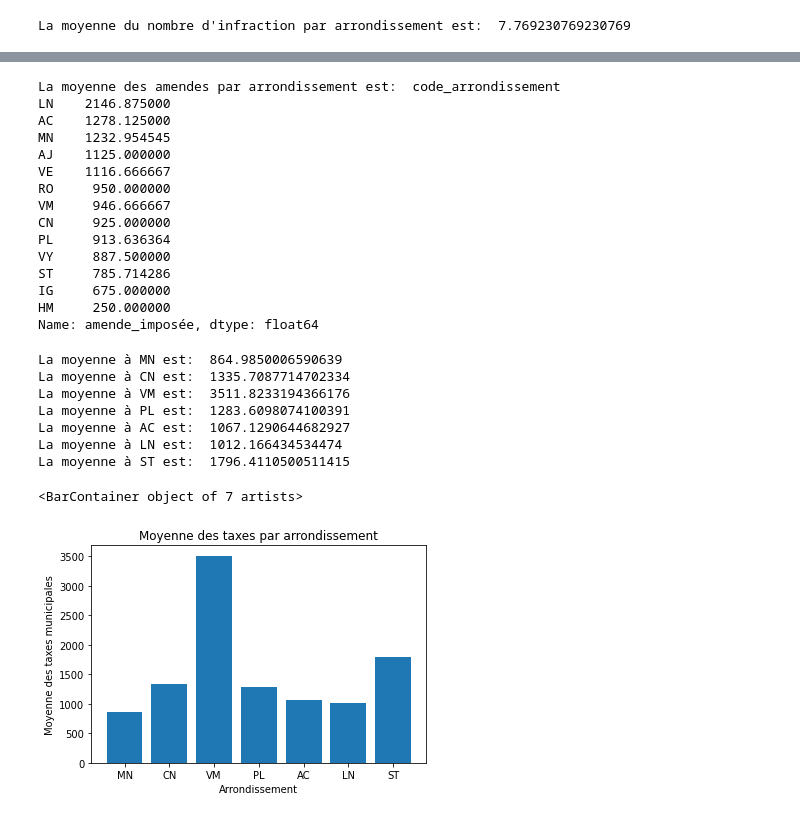
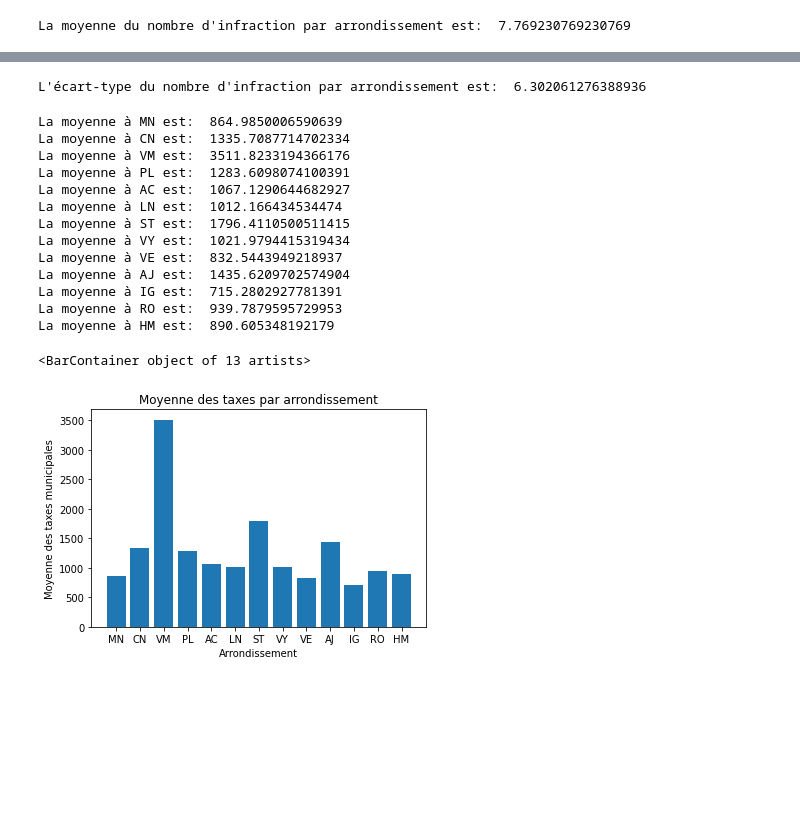
Before and after one commit to Alextbcorreia/GTA431, a Jupyter notebook: ProjetDeSessionGTA431.ipynb, the cells around one changed output, grey strips where cells are left out. Drawn from its saved outputs; the diff is of its cells as text; code cells hidden in the pictures; blank space fills up the shorter version.

```diff
--- a/ProjetDeSessionGTA431.ipynb
+++ b/ProjetDeSessionGTA431.ipynb
@@ -83,22 +65,8 @@ Name: amende_imposée, dtype: int64
-# %%
-moyenne_total_amende_arrondissement = donnees_logements.groupby("code_arrondissement")["amende_imposée"].mean().sort_values(ascending=False)
-print("La moyenne des amendes par arrondissement est: ", moyenne_total_amende_arrondissement)
-# %% [output]
-La moyenne des amendes par arrondissement est:  code_arrondissement
-LN    2146.875000
-AC    1278.125000
-MN    1232.954545
-AJ    1125.000000
-VE    1116.666667
-RO     950.000000
-VM     946.666667
-CN     925.000000
-PL     913.636364
-VY     887.500000
-ST     785.714286
-IG     675.000000
-HM     250.000000
-Name: amende_imposée, dtype: float64
+# %%
+ecart_type_nombre_amende_arrondissement = statistics.pstdev(nombre_amende_arrondissement, mu=None)
+print("L'écart-type du nombre d'infraction par arrondissement est: ", ecart_type_nombre_amende_arrondissement)
+# %% [output]
+L'écart-type du nombre d'infraction par arrondissement est:  6.302061276388936
 # %%
 donnees_MN = pd.read_csv("taxes-municipales-montreal-nord.csv", delimiter=",", low_memory=False)
 donnees_CN = pd.read_csv("taxes-municipales-cote-des-neiges-notre-dame-de-grace.csv", delimiter=",", low_memory=False)
@@ -107,6 +75,12 @@ donnees_PL = pd.read_csv("taxes-municipales-plateau-mont-royal.csv", delimiter="
 donnees_AC = pd.read_csv("taxes-municipales-ahuntsic-cartierville.csv", delimiter=",", low_memory=False)
 donnees_LN = pd.read_csv("taxes-municipales-lachine.csv", delimiter=",", low_memory=False)
 donnees_ST = pd.read_csv("taxes-municipales-saint-laurent.csv", delimiter=",", low_memory=False)
+donnees_VY = pd.read_csv("taxes-municipales-villeray-saint-michel-parc-extension.csv", delimiter=",", low_memory=False)
+donnees_VE = pd.read_csv("taxes-municipales-verdun.csv", delimiter=",", low_memory=False)
+donnees_AJ = pd.read_csv("taxes-municipales-anjou.csv", delimiter=",", low_memory=False)
+donnees_IG = pd.read_csv("taxes-municipales-ile-bizard-ste-genevieve.csv", delimiter=",", low_memory=False)
+donnees_RO = pd.read_csv("taxes-municipales-rosemont-petite-patrie.csv", delimiter=",", low_memory=False)
+donnees_HM = pd.read_csv("taxes-municipales-mercier-hochelaga-maisonneuve.csv", delimiter=",", low_memory=False)
 
 moyenne_MN = donnees_MN["MONTANT_DETAIL"].mean()
 moyenne_CN = donnees_CN["MONTANT_DETAIL"].mean()
@@ -115,6 +89,13 @@ moyenne_PL = donnees_PL["MONTANT_DETAIL"].mean()
 moyenne_AC = donnees_AC["MONTANT_DETAIL"].mean()
 moyenne_LN = donnees_LN["MONTANT_DETAIL"].mean()
 moyenne_ST = donnees_ST["MONTANT_DETAIL"].mean()
+moyenne_VY = donnees_VY["MONTANT_DETAIL"].mean()
+moyenne_VE = donnees_VE["MONTANT_DETAIL"].mean()
+moyenne_AJ = donnees_AJ["MONTANT_DETAIL"].mean()
+moyenne_IG = donnees_IG["MONTANT_DETAIL"].mean()
+moyenne_RO = donnees_RO["MONTANT_DETAIL"].mean()
+moyenne_HM = donnees_HM["MONTANT_DETAIL"].mean()
+
 
 print("La moyenne à MN est: ", moyenne_MN)
 print("La moyenne à CN est: ", moyenne_CN)
@@ -123,6 +104,12 @@ print("La moyenne à PL est: ", moyenne_PL)
 print("La moyenne à AC est: ", moyenne_AC)
 print("La moyenne à LN est: ", moyenne_LN)
 print("La moyenne à ST est: ", moyenne_ST)
+print("La moyenne à VY est: ", moyenne_VY)
+print("La moyenne à VE est: ", moyenne_VE)
+print("La moyenne à AJ est: ", moyenne_AJ)
+print("La moyenne à IG est: ", moyenne_IG)
+print("La moyenne à RO est: ", moyenne_RO)
+print("La moyenne à HM est: ", moyenne_HM)
 # %% [output]
 La moyenne à MN est:  864.9850006590639
 La moyenne à CN est:  1335.7087714702334
@@ -131,16 +118,24 @@ La moyenne à PL est:  1283.6098074100391
 La moyenne à AC est:  1067.1290644682927
 La moyenne à LN est:  1012.166434534474
 La moyenne à ST est:  1796.4110500511415
+La moyenne à VY est:  1021.9794415319434
+La moyenne à VE est:  832.5443949218937
+La moyenne à AJ est:  1435.6209702574904
+La moyenne à IG est:  715.2802927781391
+La moyenne à RO est:  939.7879595729953
+La moyenne à HM est:  890.605348192179
 # %%
-arrondissements = ["MN", "CN", "VM", "PL", "AC", "LN", "ST"]
+arrondissements = ["MN", "CN", "VM", "PL", "AC", "LN", "ST", "VY", "VE", "AJ", "IG", "RO", "HM"]
 values = range(len(arrondissements))
 
-moyenne_taxes_arrondissement = plt.bar(range(7), [moyenne_MN, moyenne_CN, moyenne_VM, moyenne_PL, moyenne_AC, moyenne_LN, moyenne_ST])
+liste_moyennes_taxes_arrondissements = [moyenne_MN, moyenne_CN, moyenne_VM, moyenne_PL, moyenne_AC, moyenne_LN, moyenne_ST, moyenne_VY, moyenne_VE, moyenne_AJ, moyenne_IG, moyenne_RO, moyenne_HM]
+
+moyenne_taxes_arrondissement = plt.bar(range(13), liste_moyennes_taxes_arrondissements)
 plt.title("Moyenne des taxes par arrondissement")
 plt.ylabel('Moyenne des taxes municipales')
 plt.xlabel('Arrondissement')
 plt.xticks(values, arrondissements)
 print(moyenne_taxes_arrondissement)
 # %% [output]
-<BarContainer object of 7 artists>
+<BarContainer object of 13 artists>
-[figure, old version]
+[figure, new version]
```
Also changed, not shown: parts of 12 cells of this notebook.
